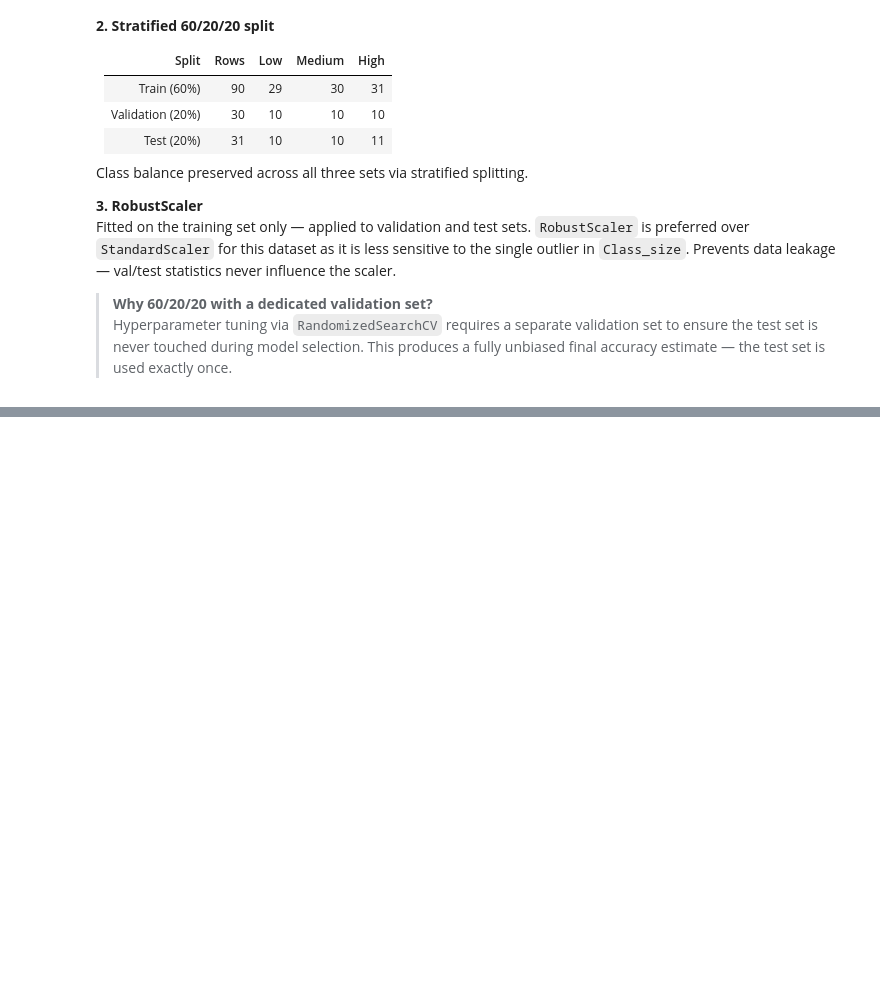
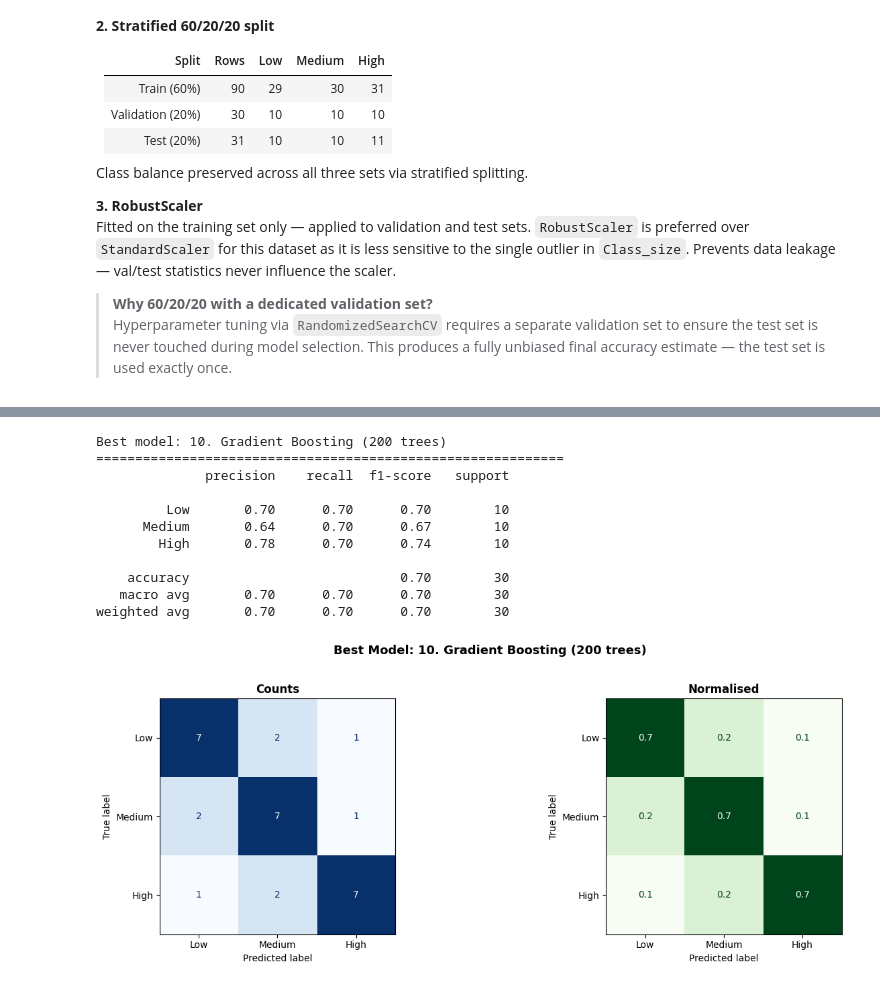
Before and after one commit to uwaiszmuhammed07-hash/teaching-assistance-ml-project, a Jupyter notebook: PRCP-1026-TeachingAssistance.ipynb, the cells around one changed output, grey strips where cells are left out. Drawn from its saved outputs; the diff is of its cells as text; code cells hidden in the pictures; blank space fills up the shorter version.

```diff
--- a/PRCP-1026-TeachingAssistance.ipynb
+++ b/PRCP-1026-TeachingAssistance.ipynb
@@ -863,0 +1677,35 @@ Fitted on the training set only — applied to validation and test sets. `Robust
+# %%
+best_name  = results_df['F1_val'].idxmax()
+best_model = all_models[best_name]
+preds_best = all_preds[best_name]
+
+print(f'Best model: {best_name}')
+print('='*60)
+print(classification_report(y_val, preds_best, target_names=['Low','Medium','High']))
+
+fig, axes = plt.subplots(1, 2, figsize=(14, 5))
+fig.suptitle(f'Best Model: {best_name}', fontsize=13, fontweight='bold')
+cm = confusion_matrix(y_val, preds_best, labels=[1,2,3])
+ConfusionMatrixDisplay(cm, display_labels=['Low','Medium','High']).plot(
+    ax=axes[0], colorbar=False, cmap='Blues')
+axes[0].set_title('Counts', fontweight='bold')
+cm_norm = cm.astype(float) / cm.sum(axis=1, keepdims=True)
+ConfusionMatrixDisplay(cm_norm.round(2), display_labels=['Low','Medium','High']).plot(
+    ax=axes[1], colorbar=False, cmap='Greens')
+axes[1].set_title('Normalised', fontweight='bold')
+plt.tight_layout(rect=[0, 0, 1, 0.96])
+plt.savefig("outputs/Best model.png", dpi=300, bbox_inches="tight")
+plt.show()
+# %% [output]
+Best model: 10. Gradient Boosting (200 trees)
+============================================================
+              precision    recall  f1-score   support
+
+         Low       0.70      0.70      0.70        10
+      Medium       0.64      0.70      0.67        10
+        High       0.78      0.70      0.74        10
+
+    accuracy                           0.70        30
+   macro avg       0.70      0.70      0.70        30
+weighted avg       0.70      0.70      0.70        30
+[figure, added]
```
Also changed, not shown: parts of 33 cells of this notebook.
